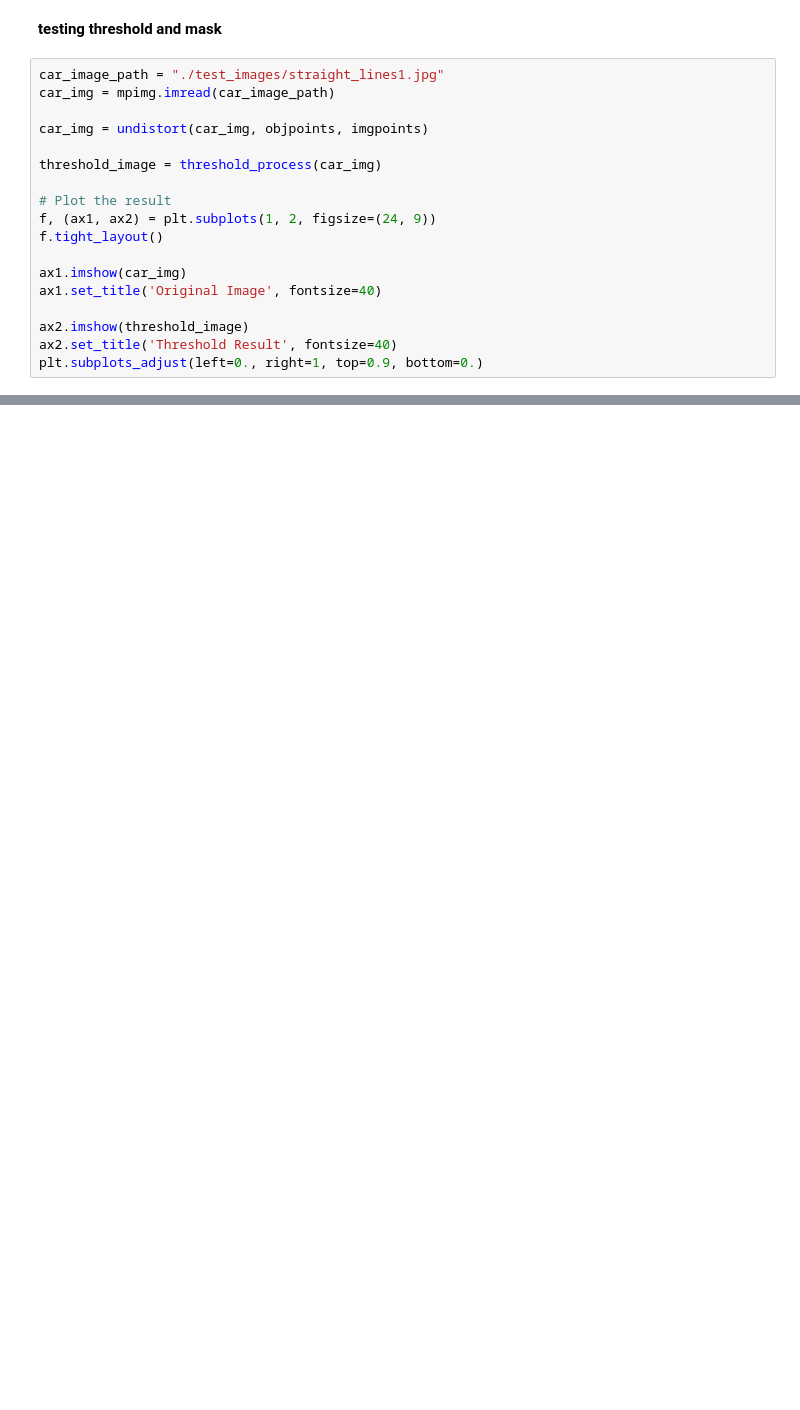
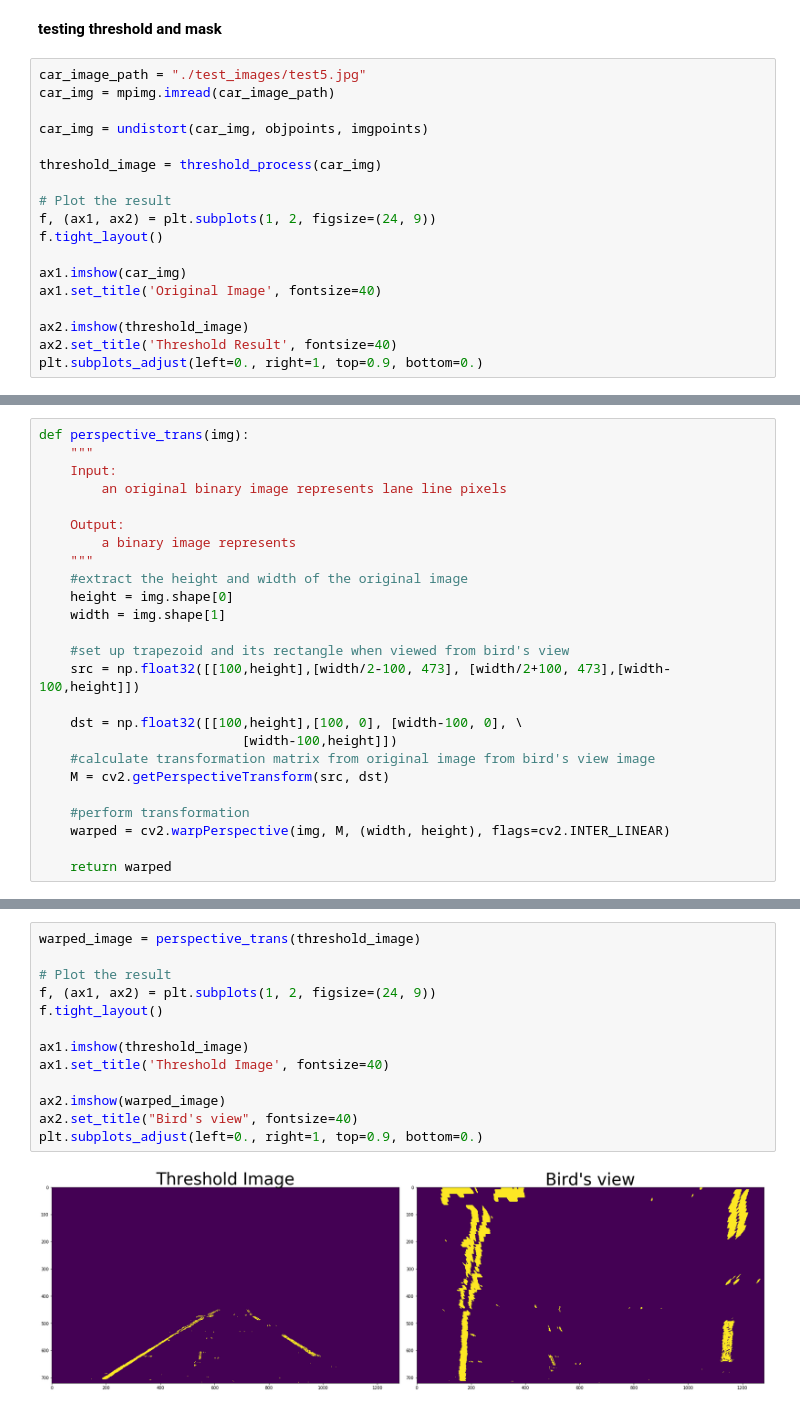
Before and after one commit to yuewang199511/Advanced_lane_line_detection, a Jupyter notebook: advanced_lane_detection.ipynb, the cells around one changed output, grey strips where cells are left out. Drawn from its saved outputs; the diff is of its cells as text; blank space fills up the shorter version.

```diff
--- a/advanced_lane_detection.ipynb
+++ b/advanced_lane_detection.ipynb
@@ -253,7 +253,7 @@ def threshold_process(img):
 # %% [markdown]
 **testing threshold and mask**
 # %%
-car_image_path = "./test_images/straight_lines1.jpg"
+car_image_path = "./test_images/test5.jpg"
 car_img = mpimg.imread(car_image_path)
 
 car_img = undistort(car_img, objpoints, imgpoints)
@@ -274,0 +277,25 @@ plt.subplots_adjust(left=0., right=1, top=0.9, bottom=0.)
+# %%
+def perspective_trans(img):
+    """
+    Input:
+        an original binary image represents lane line pixels
+
+    Output:
+        a binary image represents
+    """
+    #extract the height and width of the original image
+    height = img.shape[0]
+    width = img.shape[1]
+
+    #set up trapezoid and its rectangle when viewed from bird's view
+    src = np.float32([[100,height],[width/2-100, 473], [width/2+100, 473],[width-100,height]])
+
+    dst = np.float32([[100,height],[100, 0], [width-100, 0], \
+                          [width-100,height]])
+    #calculate transformation matrix from original image from bird's view image
+    M = cv2.getPerspectiveTransform(src, dst)
+
+    #perform transformation
+    warped = cv2.warpPerspective(img, M, (width, height), flags=cv2.INTER_LINEAR)
+
+    return warped
@@ -274,0 +304,15 @@ plt.subplots_adjust(left=0., right=1, top=0.9, bottom=0.)
+# %%
+warped_image = perspective_trans(threshold_image)
+
+# Plot the result
+f, (ax1, ax2) = plt.subplots(1, 2, figsize=(24, 9))
+f.tight_layout()
+
+ax1.imshow(threshold_image)
+ax1.set_title('Threshold Image', fontsize=40)
+
+ax2.imshow(warped_image)
+ax2.set_title("Bird's view", fontsize=40)
+plt.subplots_adjust(left=0., right=1, top=0.9, bottom=0.)
+# %% [output]
+[figure, added]
```
Also changed, not shown: parts of 13 cells of this notebook, 4 other files.
